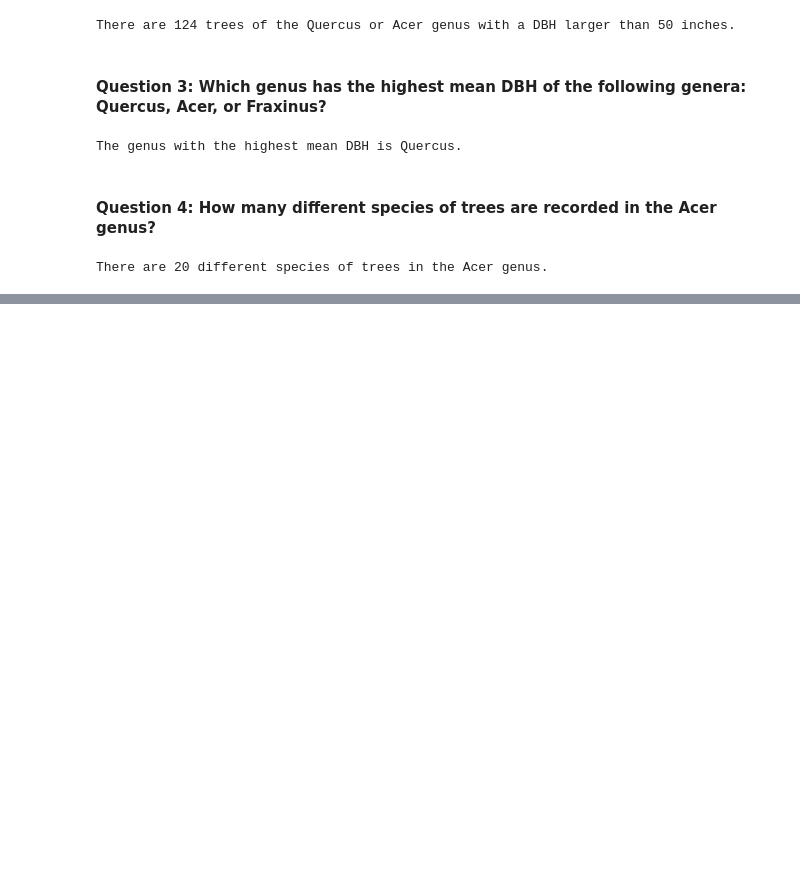
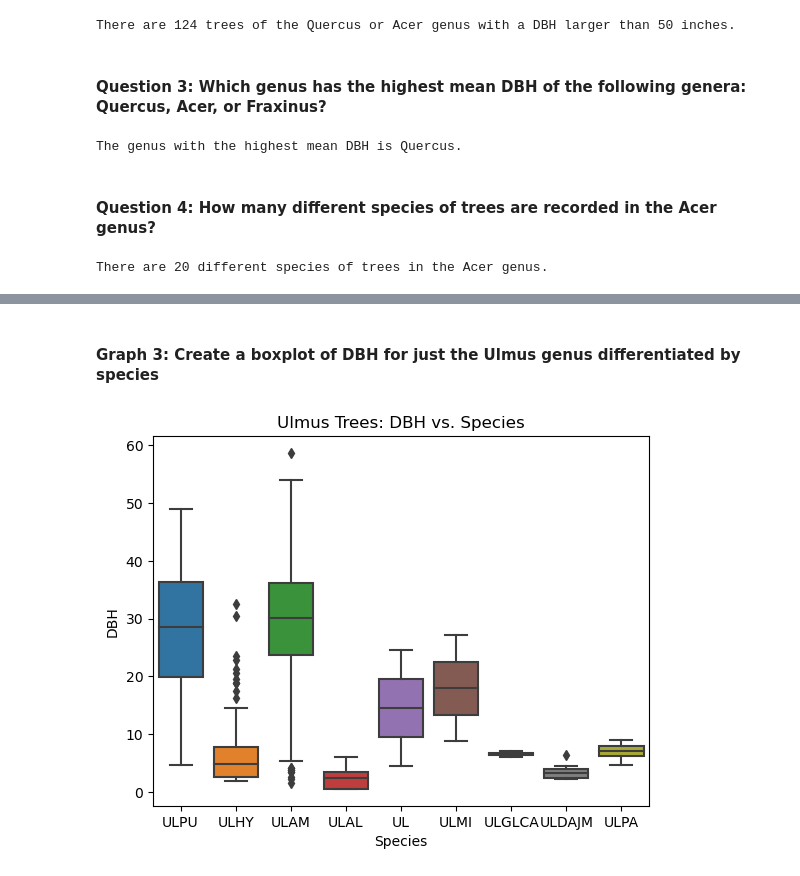
Before and after one commit to SeanH0122/PY4SA23_Assignment, a Jupyter notebook: Assignment No 2 - Sean Healy.ipynb, the cells around one changed output, grey strips where cells are left out. Saved outputs shown, nothing was run; the diff lists cells and outputs as text; code cells hidden in the pictures; blank space fills up the shorter version.

```diff
--- a/Assignment No 2 - Sean Healy.ipynb
+++ b/Assignment No 2 - Sean Healy.ipynb
@@ -144,0 +213,9 @@ There are 20 different species of trees in the Acer genus.
+# %% [markdown]
+#### Graph 3: Create a boxplot of DBH for just the Ulmus genus differentiated by species
+# %%
+# Plotting the data - 'Species' used instead of 'Genus_spec' for x axis clarity
+ulmus_species = seaborn.boxplot(data = ulmus_trees, x = 'Species', y = 'DBH')
+pyplot.title('Ulmus Trees: DBH vs. Species')
+pyplot.show()
+# %% [output]
+[figure, added]
```
Also changed, not shown: parts of 13 cells of this notebook, 1 other file.
